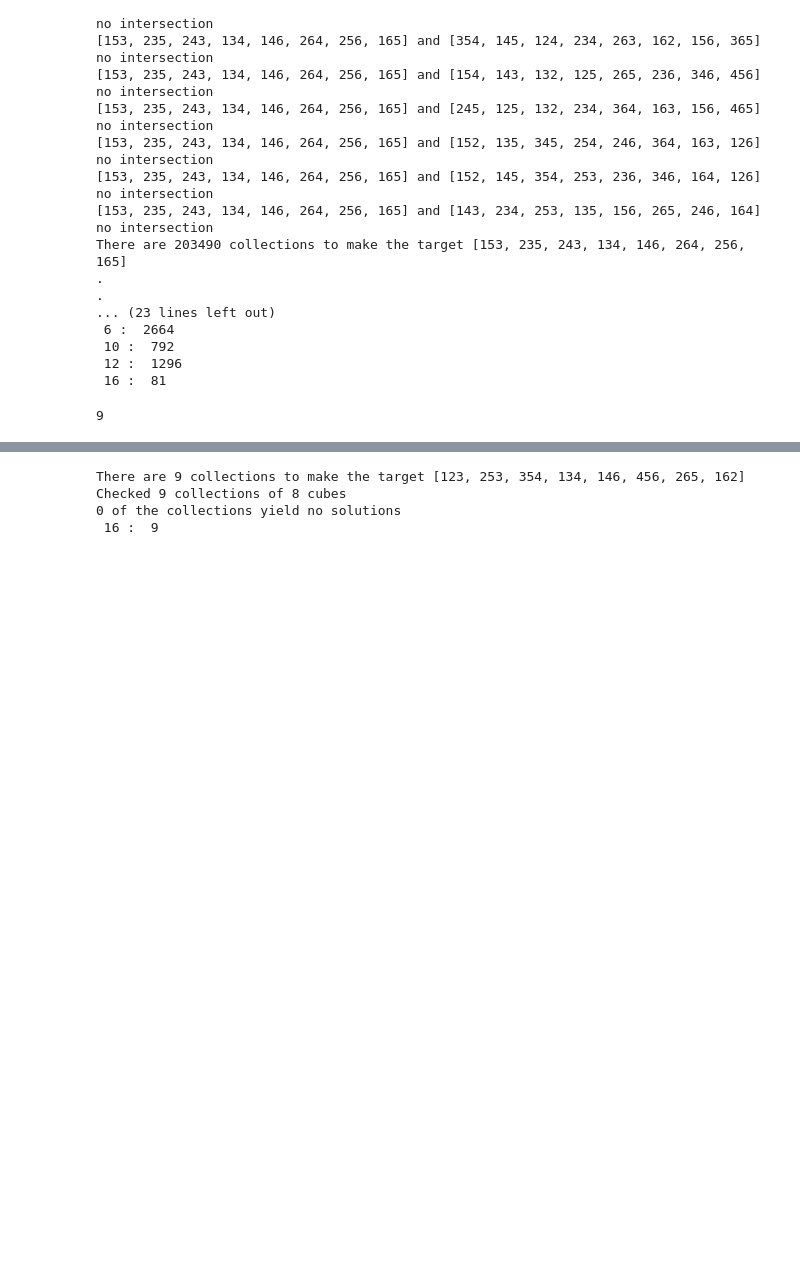
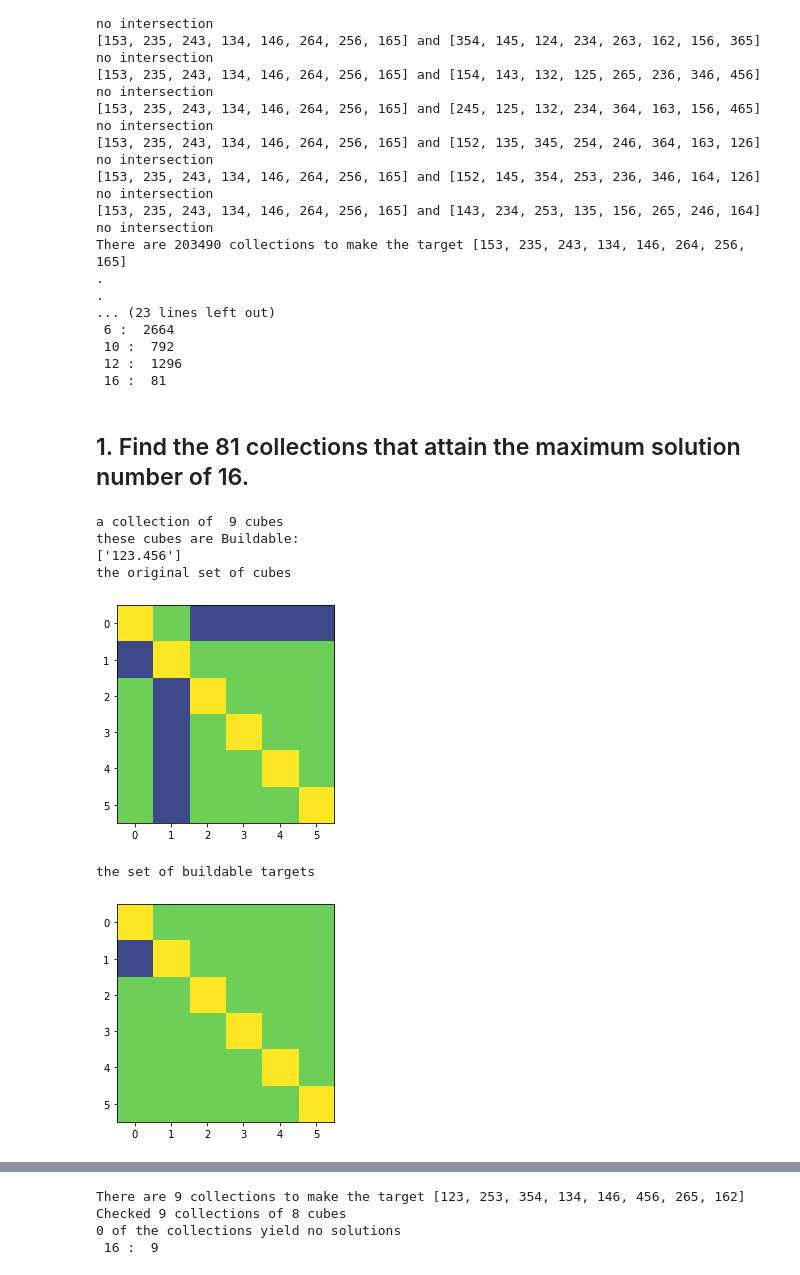
Before and after one commit to IJohnson-math/Colored_Cube_Puzzles, a Jupyter notebook: 2x2x2soln_C_36.ipynb, the cells around one changed output, grey strips where cells are left out. Saved outputs shown, nothing was run; the diff lists cells and outputs as text; code cells hidden in the pictures; blank space fills up the shorter version.

```diff
--- a/2x2x2soln_C_36.ipynb
+++ b/2x2x2soln_C_36.ipynb
@@ -90,8 +127,20 @@ There are 203490 collections to make the target [153, 235, 243, 134, 146, 264, 2
  10 :  792
  12 :  1296
  16 :  81
+# %% [markdown]
+## 1. Find the 81 collections that attain the maximum solution number of 16.
 # %%
+### Here are 9 collections.
+
 LookingMax=["123.456", "123.645", "135.426","124.536", "125.364", "123.564", "124.635", "125.346","134.526"]
-print(len(LookingMax))
+print("a collection of ", len(LookingMax), "cubes")
+
+DisplaySetCubesandBuildableTargets(LookingMax, C36)
 # %% [output]
-9
+a collection of  9 cubes
+these cubes are Buildable:
+['123.456']
+the original set of cubes
+[figure, added]
+the set of buildable targets
+[figure, added]
```
Also changed, not shown: parts of 96 cells of this notebook.
